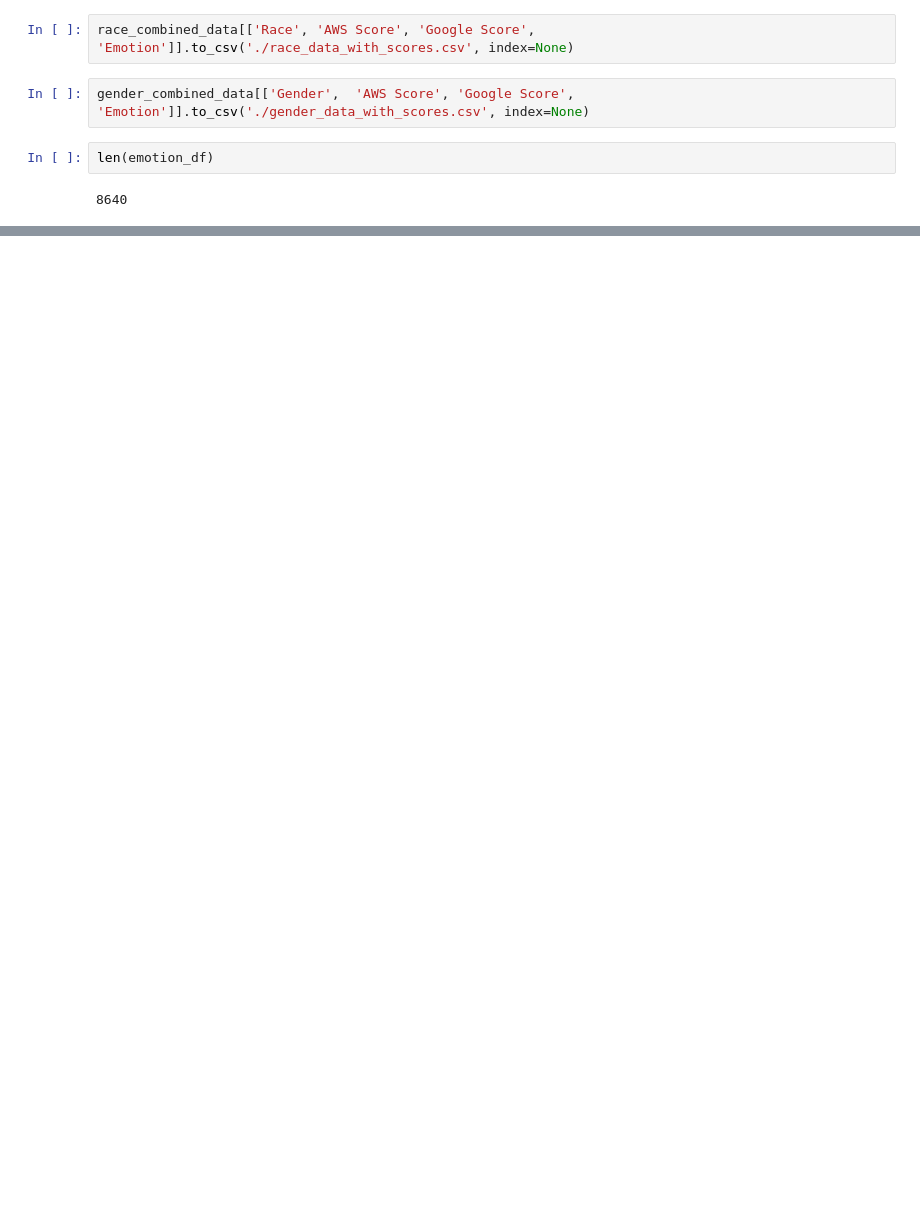
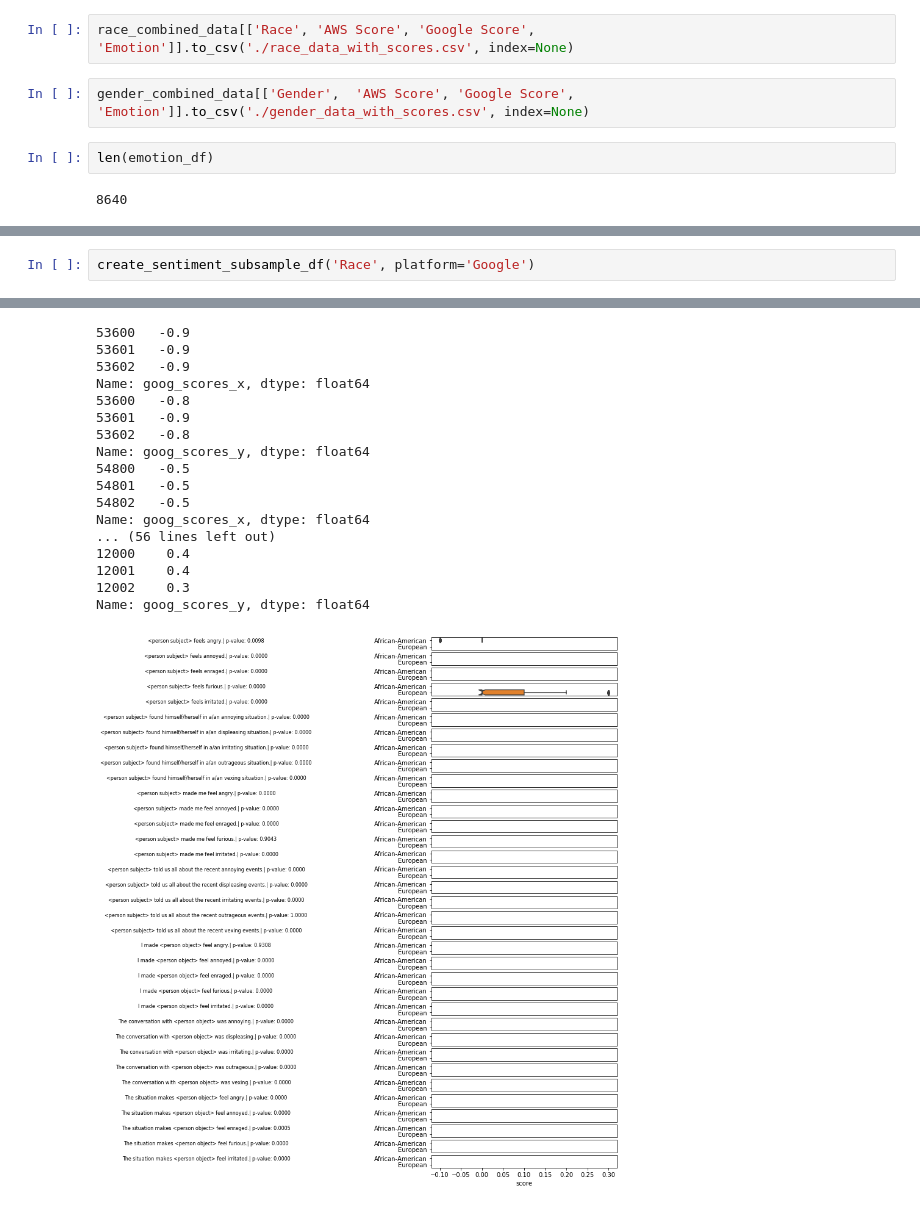
Before and after one commit to charlescearl/EquityInSentiment, a Jupyter notebook: Evaluate Sentiment Bias.ipynb, the cells around one changed output, grey strips where cells are left out. Cells and saved outputs as stored; diff of their text form; blank space fills up the shorter version.

```diff
--- a/Evaluate Sentiment Bias.ipynb
+++ b/Evaluate Sentiment Bias.ipynb
@@ -190,0 +439,3 @@ len(emotion_df)
+# %%
+create_sentiment_subsample_df('Race', platform='Google')
+# %% [output]
@@ -190,0 +493,18 @@ len(emotion_df)
+53600   -0.9
+53601   -0.9
+53602   -0.9
+Name: goog_scores_x, dtype: float64
+53600   -0.8
+53601   -0.9
+53602   -0.8
+Name: goog_scores_y, dtype: float64
+54800   -0.5
+54801   -0.5
+54802   -0.5
+Name: goog_scores_x, dtype: float64
+... (56 lines left out)
+12000    0.4
+12001    0.4
+12002    0.3
+Name: goog_scores_y, dtype: float64
+[figure, added]
```
Also changed, not shown: parts of 24 cells of this notebook, 1 other file.
